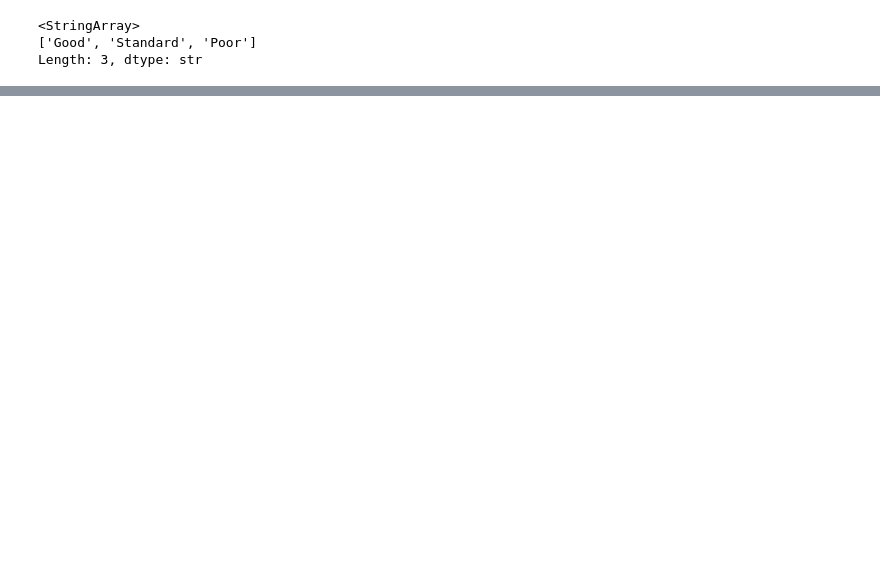
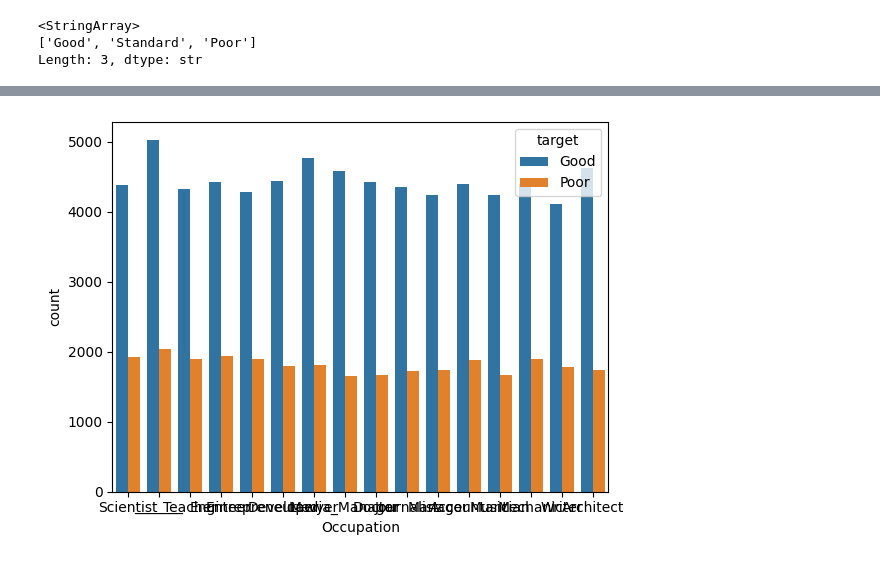
Before and after one commit to FerCorcuera/Credit-Score-Classification, a Jupyter notebook: notebooks/02_baseline_model.ipynb, the cells around one changed output, grey strips where cells are left out. Saved outputs shown, nothing was run; the diff lists cells and outputs as text; code cells hidden in the pictures; blank space fills up the shorter version.

```diff
--- a/notebooks/02_baseline_model.ipynb
+++ b/notebooks/02_baseline_model.ipynb
@@ -211,0 +327,8 @@ Name: proportion, dtype: float64
+# %%
+_ = sns.countplot(
+    data=df_cleaned,
+    x="Occupation",
+    hue="target",
+)
+# %% [output]
+[figure, added]
```
Also changed, not shown: parts of 34 cells of this notebook, 3 other files.
